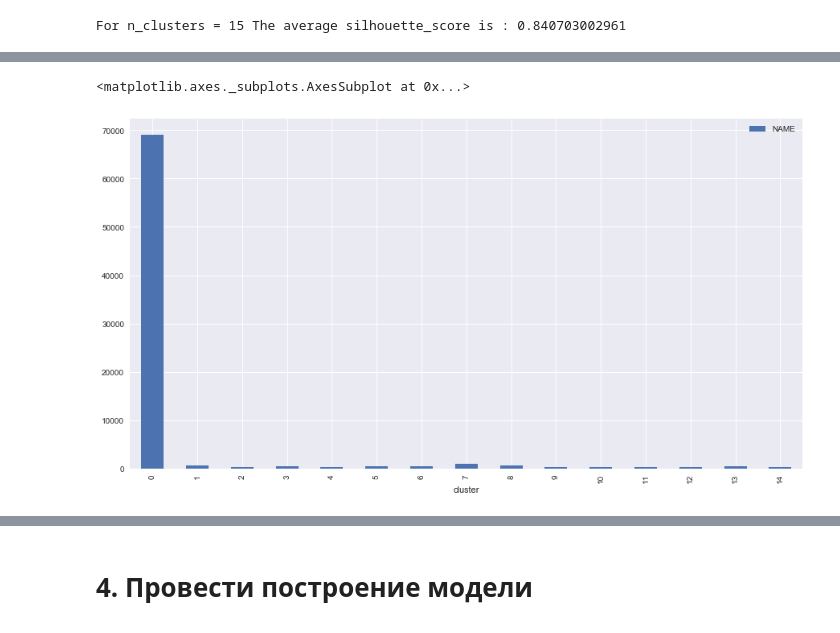
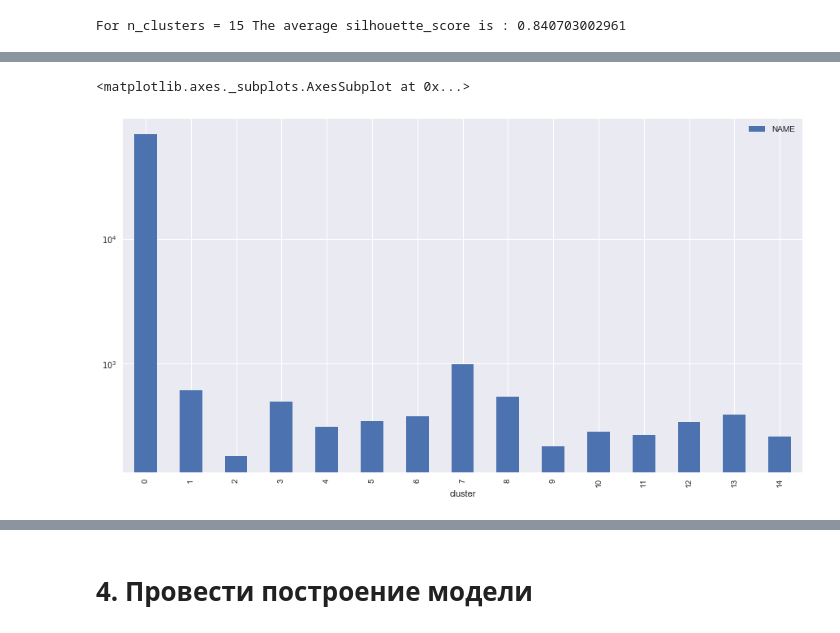
Before and after one commit to erlong15/bigdata_homework, a Jupyter notebook: homework6/homework_dimred.ipynb, the cells around one changed output, grey strips where cells are left out. Cells and saved outputs as stored; diff of their text form; code cells hidden in the pictures.

Commit message:
log graph

```diff
--- a/homework6/homework_dimred.ipynb
+++ b/homework6/homework_dimred.ipynb
@@ -217,10 +217,10 @@ print(descs_unique[descs_unique['cluster']==12].head(5))
 2279  Летние задания по математике для повторения и ...       12
 2590  Тренировочные комплексные работы в начальной ш...       12
 # %%
-descs_unique.groupby('cluster').count().plot.bar()
+descs_unique.groupby('cluster').count().plot.bar(logy=True)
 # %% [output]
 <matplotlib.axes._subplots.AxesSubplot at 0x...>
-[figure, old version]
+[figure, new version]
 # %%
 from sklearn.pipeline import make_union, make_pipeline
 from sklearn.preprocessing import FunctionTransformer, StandardScaler, Imputer, LabelEncoder
```
